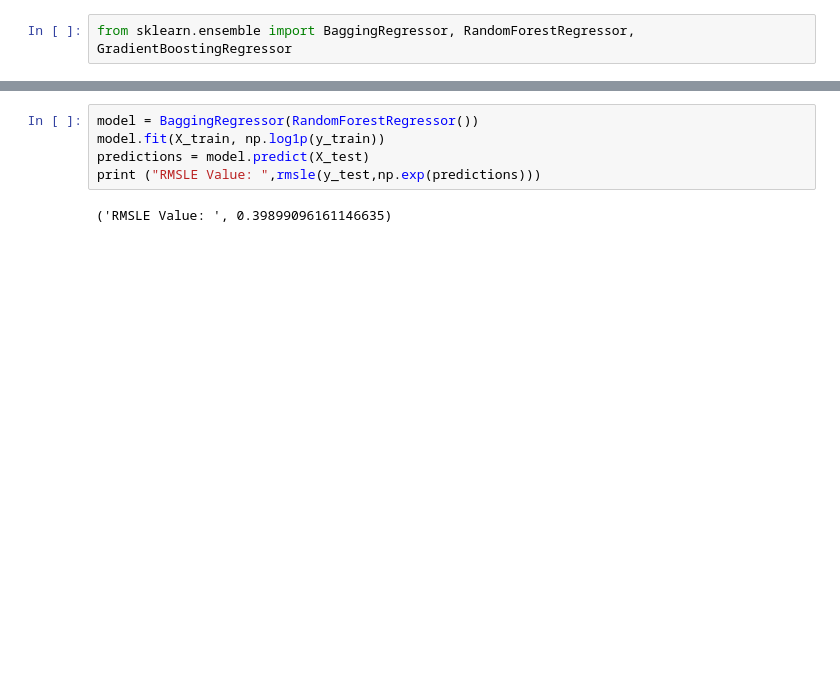
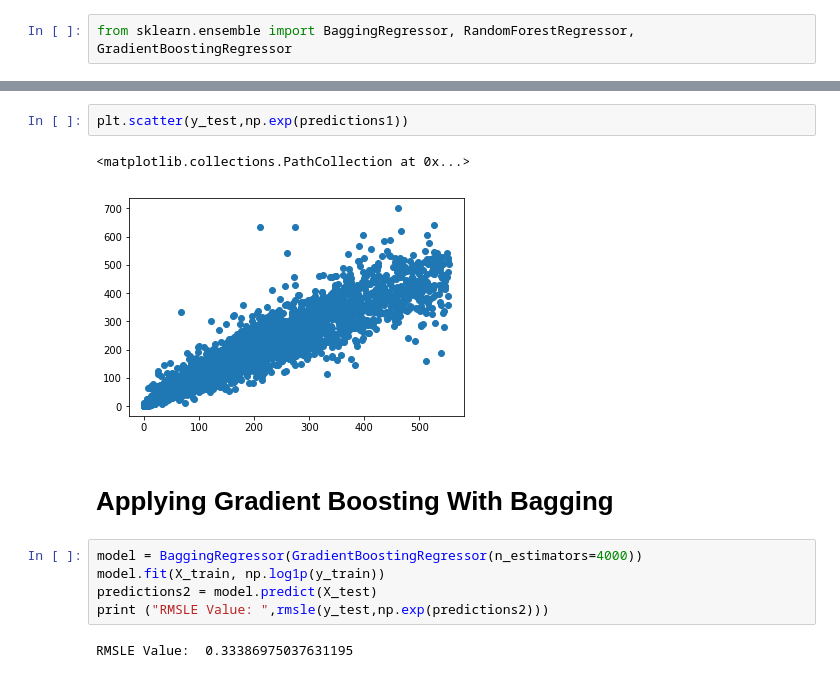
Before and after one commit to afrazahmad21/BikeSharingDemands, a Jupyter notebook: milestone1.ipynb, the cells around one changed output, grey strips where cells are left out. Saved outputs shown, nothing was run; the diff lists cells and outputs as text; blank space fills up the shorter version.

```diff
--- a/milestone1.ipynb
+++ b/milestone1.ipynb
@@ -754,7 +770,14 @@ print ("RMSLE Value: ",rmsle(y_test,np.exp(predictions)))
+# %%
+plt.scatter(y_test,np.exp(predictions1))
+# %% [output]
+<matplotlib.collections.PathCollection at 0x...>
+[figure, added]
+# %% [markdown]
+# Applying Gradient Boosting With Bagging
 # %%
-model = BaggingRegressor(RandomForestRegressor())
+model = BaggingRegressor(GradientBoostingRegressor(n_estimators=4000))
 model.fit(X_train, np.log1p(y_train))
-predictions = model.predict(X_test)
-print ("RMSLE Value: ",rmsle(y_test,np.exp(predictions)))
+predictions2 = model.predict(X_test)
+print ("RMSLE Value: ",rmsle(y_test,np.exp(predictions2)))
 # %% [output]
-('RMSLE Value: ', 0.39899096161146635)
+RMSLE Value:  0.33386975037631195
```
Also changed, not shown: parts of 32 cells of this notebook.
